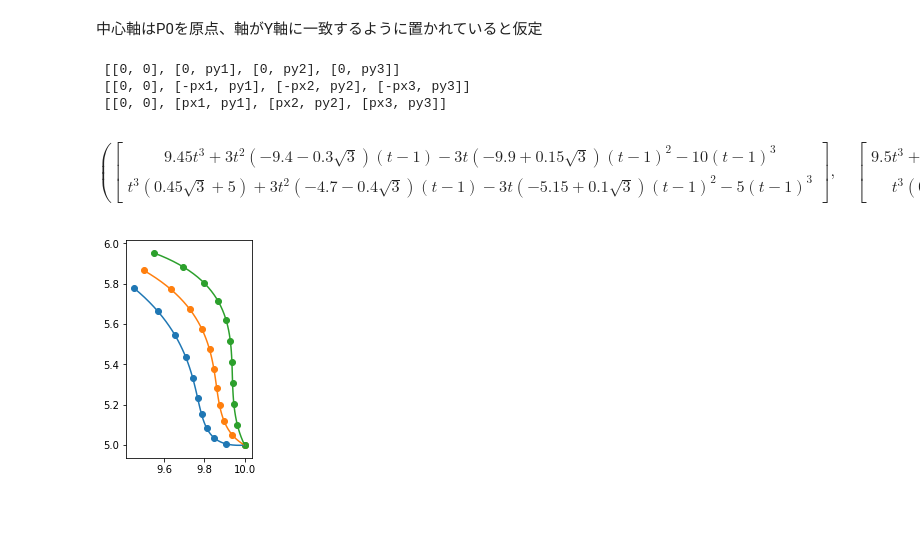
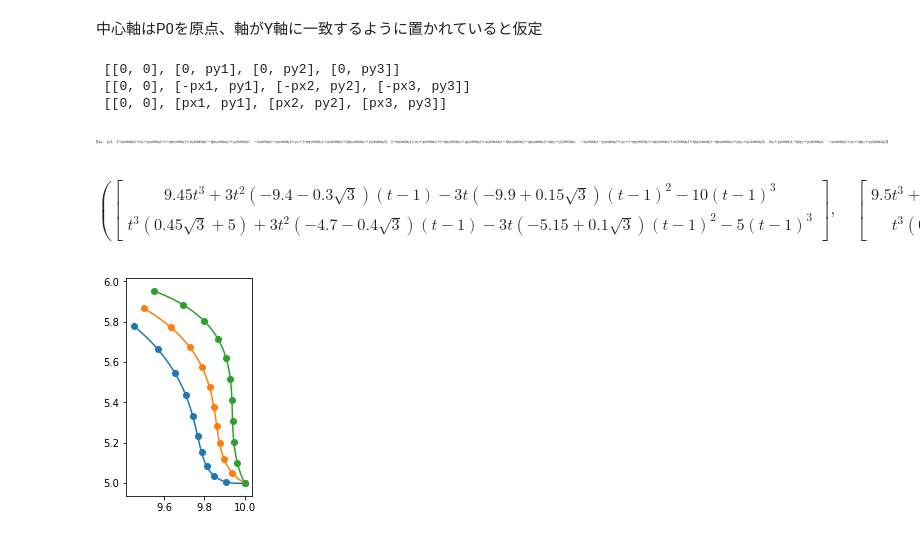
Before and after one commit to iciromaco/RL2nd, a Jupyter notebook: （完了）曲がりのモデル化.ipynb, the cells around one changed output. Cells and saved outputs as stored; diff of their text form; code cells hidden in the pictures; blank space fills up the shorter version.

```diff
--- a/（完了）曲がりのモデル化.ipynb
+++ b/（完了）曲がりのモデル化.ipynb
@@ -85,6 +85,10 @@ CPC,CPL,CPR = [QPC0,QPC1,QPC2,QPC3],[QPL0,QPL1,QPL2,QPL3],[QPR0,QPR1,QPR2,QPR3]
 CPC = rotationAll(moveAll(CPC,x0,y0),a0,x0,y0)
 CPL = rotationAll(moveAll(CPL,x0,y0),a0,x0,y0)
 CPR = rotationAll(moveAll(CPR,x0,y0),a0,x0,y0)
+# %%
+CPC
+# %% [output]
+[figure, added]
 # %%
 def drawModel(x,y,CCtl,LCtl,RCtl,angle0=0,angle1=0,angle2=0,dx=0,dy=0):
     bezASC = defbezM4(CPs=CCtl)
```
Also changed, not shown: 2 other files.
